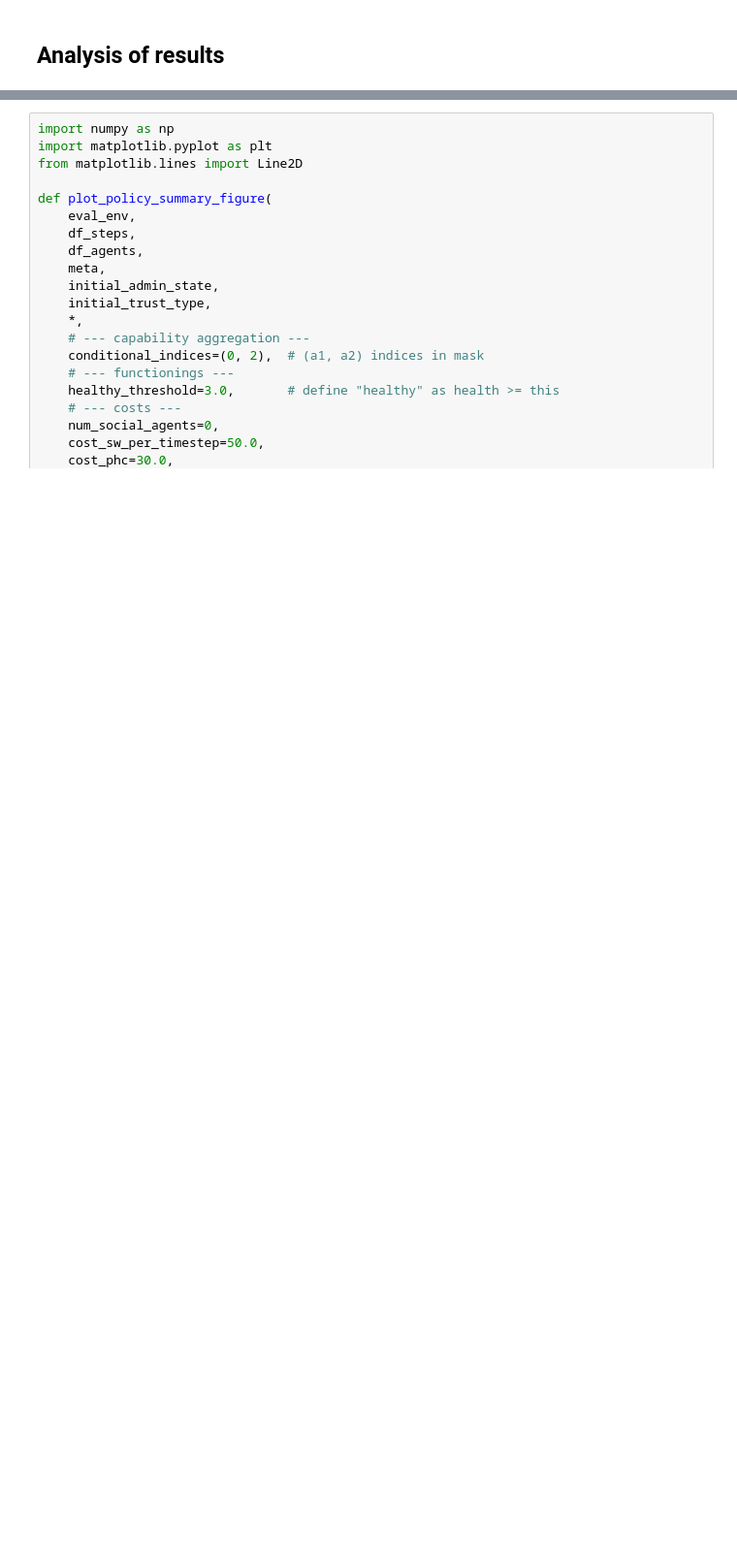
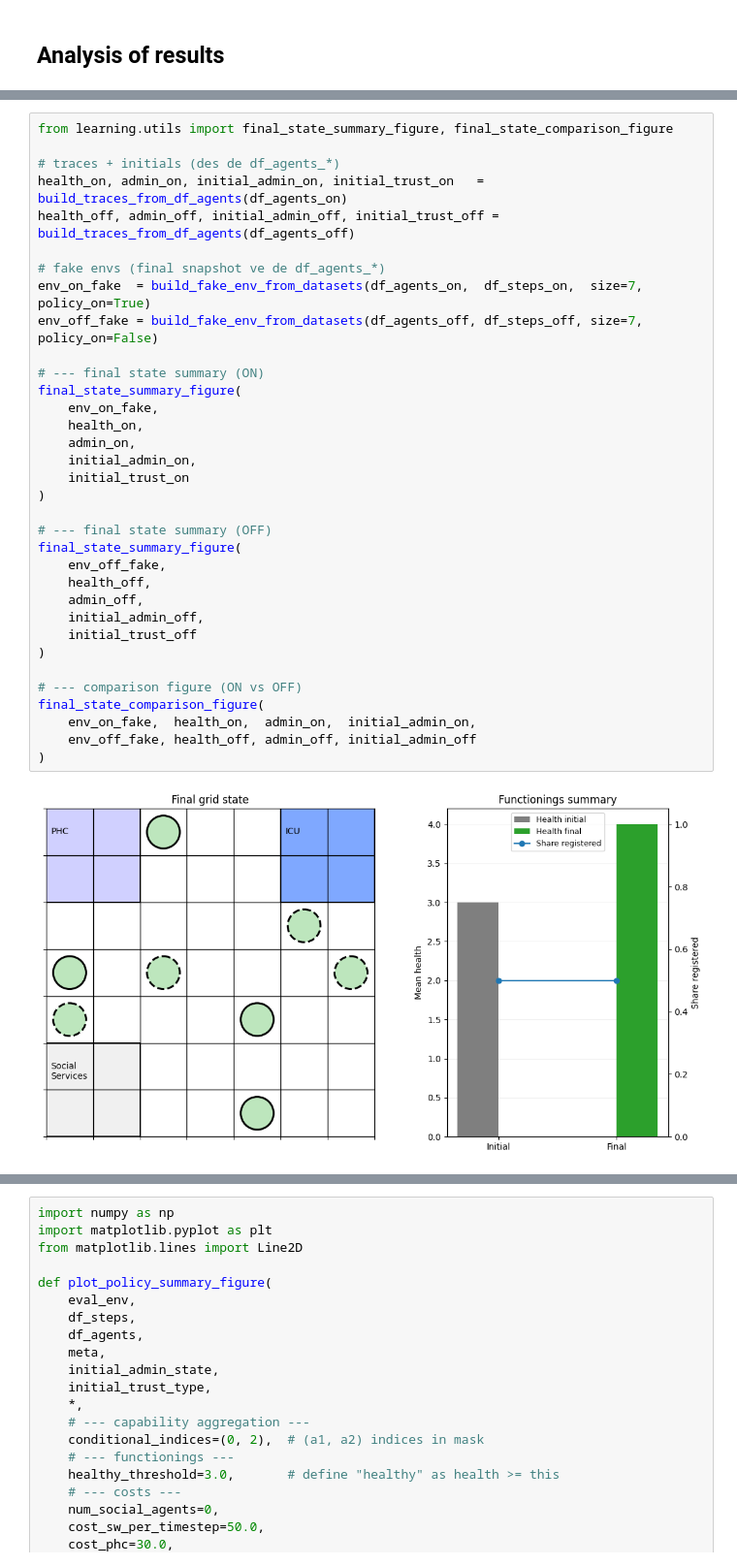
Before and after one commit to albaaguilera/Inclusive-Healthcare, a Jupyter notebook: analysis.ipynb, the cells around one changed output, grey strips where cells are left out. Shown at 97% size. Saved outputs shown, nothing was run; the diff lists cells and outputs as text; blank space fills up the shorter version.

```diff
--- a/analysis.ipynb
+++ b/analysis.ipynb
@@ -299,0 +425,36 @@ plot_all_agents_optimal_strategies(
+# %%
+from learning.utils import final_state_summary_figure, final_state_comparison_figure
+
+# traces + initials (des de df_agents_*)
+health_on, admin_on, initial_admin_on, initial_trust_on   = build_traces_from_df_agents(df_agents_on)
+health_off, admin_off, initial_admin_off, initial_trust_off = build_traces_from_df_agents(df_agents_off)
+
+# fake envs (final snapshot ve de df_agents_*)
+env_on_fake  = build_fake_env_from_datasets(df_agents_on,  df_steps_on,  size=7, policy_on=True)
+env_off_fake = build_fake_env_from_datasets(df_agents_off, df_steps_off, size=7, policy_on=False)
+
+# --- final state summary (ON)
+final_state_summary_figure(
+    env_on_fake,
+    health_on,
+    admin_on,
+    initial_admin_on,
+    initial_trust_on
+)
+
+# --- final state summary (OFF)
+final_state_summary_figure(
+    env_off_fake,
+    health_off,
+    admin_off,
+    initial_admin_off,
+    initial_trust_off
+)
+
+# --- comparison figure (ON vs OFF)
+final_state_comparison_figure(
+    env_on_fake,  health_on,  admin_on,  initial_admin_on,
+    env_off_fake, health_off, admin_off, initial_admin_off
+)
+# %% [output]
+[figure, added]
```
Also changed, not shown: parts of 13 cells of this notebook, 44 other files.
